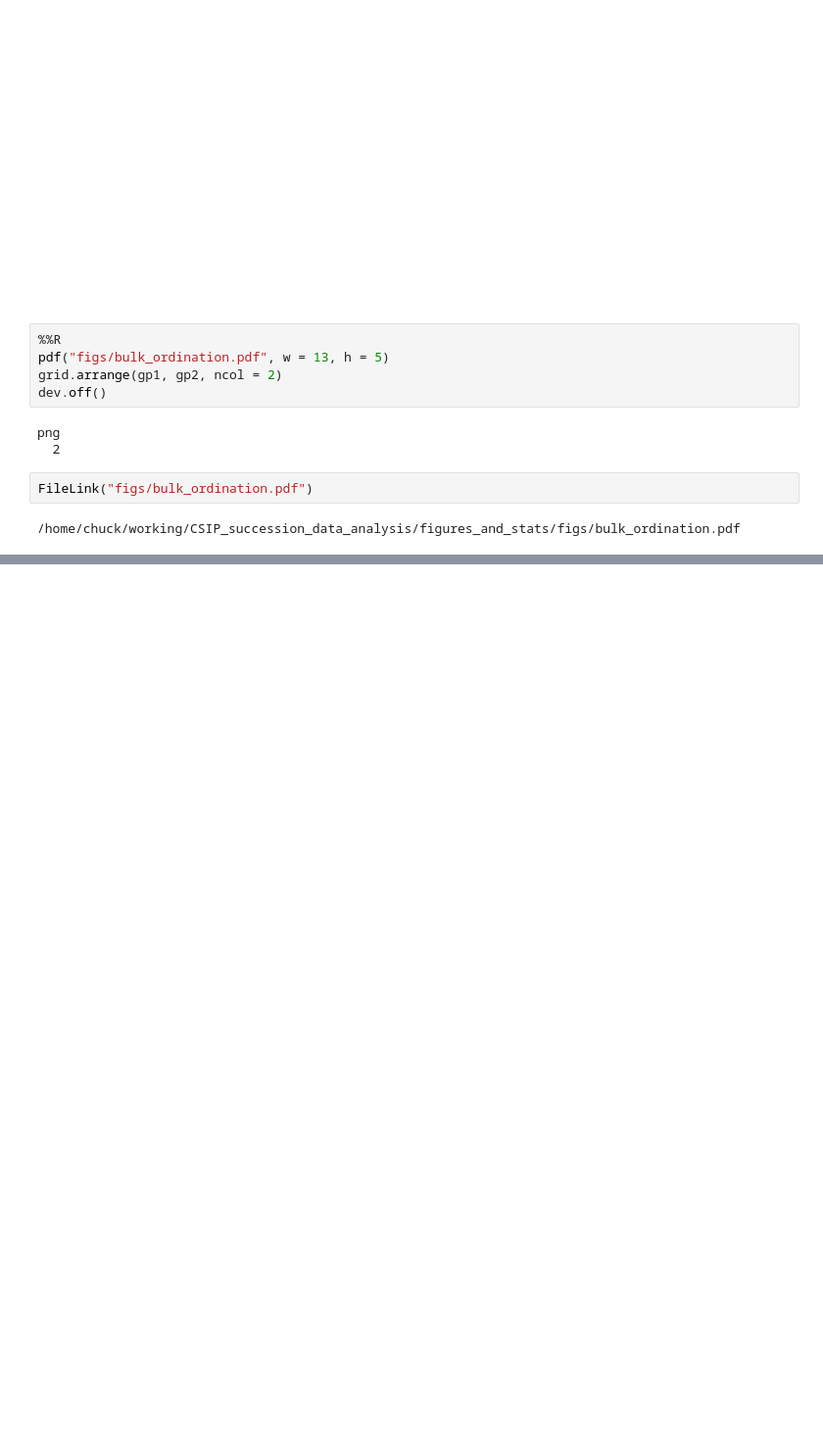
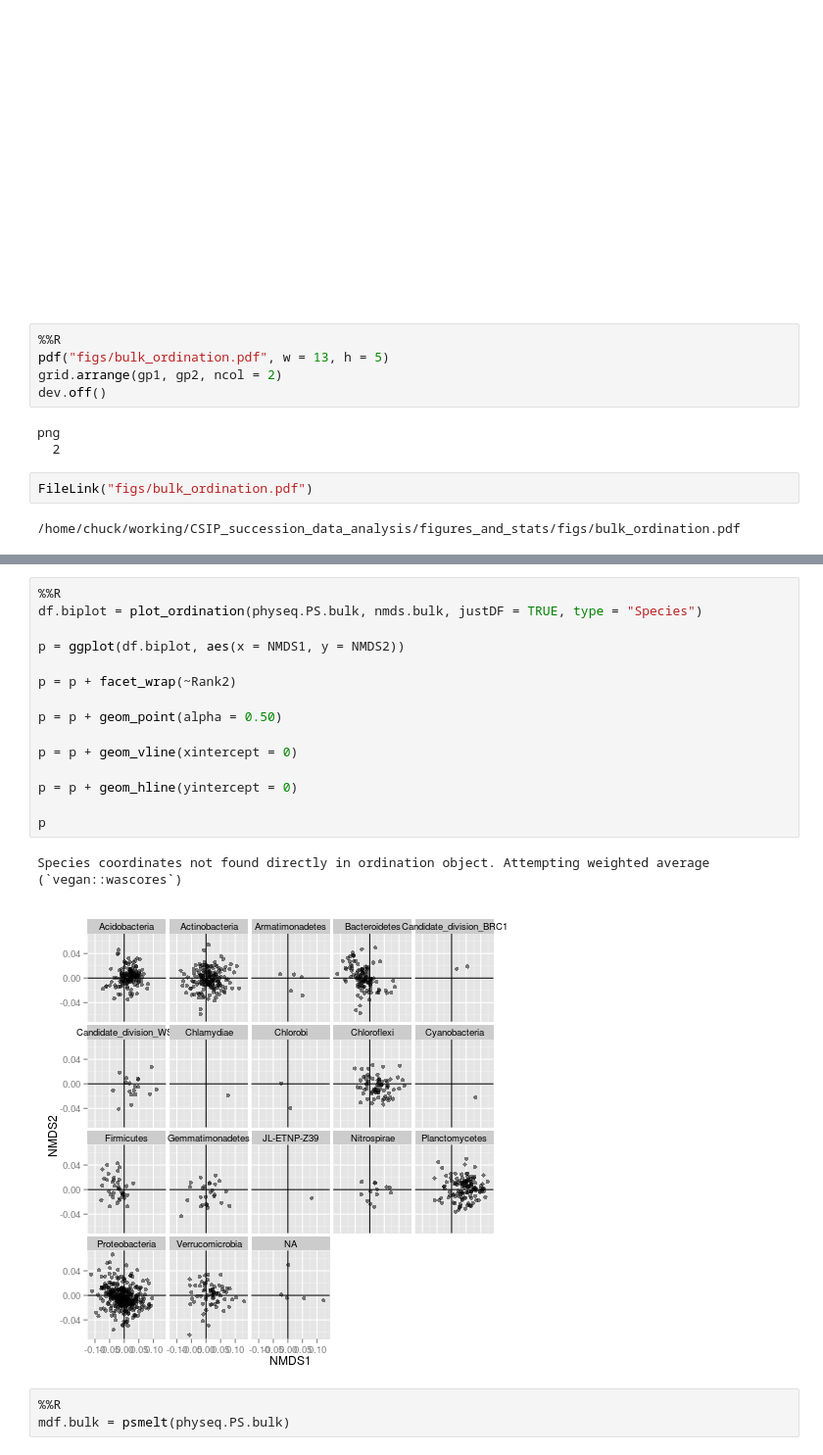
Before and after one commit to chuckpr/CSIP_succession_data_analysis, a Jupyter notebook: figures_and_stats/bulk_ordination.ipynb, the cells around one changed output, grey strips where cells are left out. Shown at 98% size. Cells and saved outputs as stored; diff of their text form; blank space fills up the shorter version.

```diff
--- a/figures_and_stats/bulk_ordination.ipynb
+++ b/figures_and_stats/bulk_ordination.ipynb
@@ -130,0 +176,21 @@ FileLink("figs/bulk_ordination.pdf")
+# %%
+%%R
+df.biplot = plot_ordination(physeq.PS.bulk, nmds.bulk, justDF = TRUE, type = "Species")
+
+p = ggplot(df.biplot, aes(x = NMDS1, y = NMDS2))
+
+p = p + facet_wrap(~Rank2)
+
+p = p + geom_point(alpha = 0.50)
+
+p = p + geom_vline(xintercept = 0)
+
+p = p + geom_hline(yintercept = 0)
+
+p
+# %% [output]
+Species coordinates not found directly in ordination object. Attempting weighted average (`vegan::wascores`)
+[figure, added]
+# %%
+%%R
+mdf.bulk = psmelt(physeq.PS.bulk)
```
Also changed, not shown: parts of 16 cells of this notebook.
